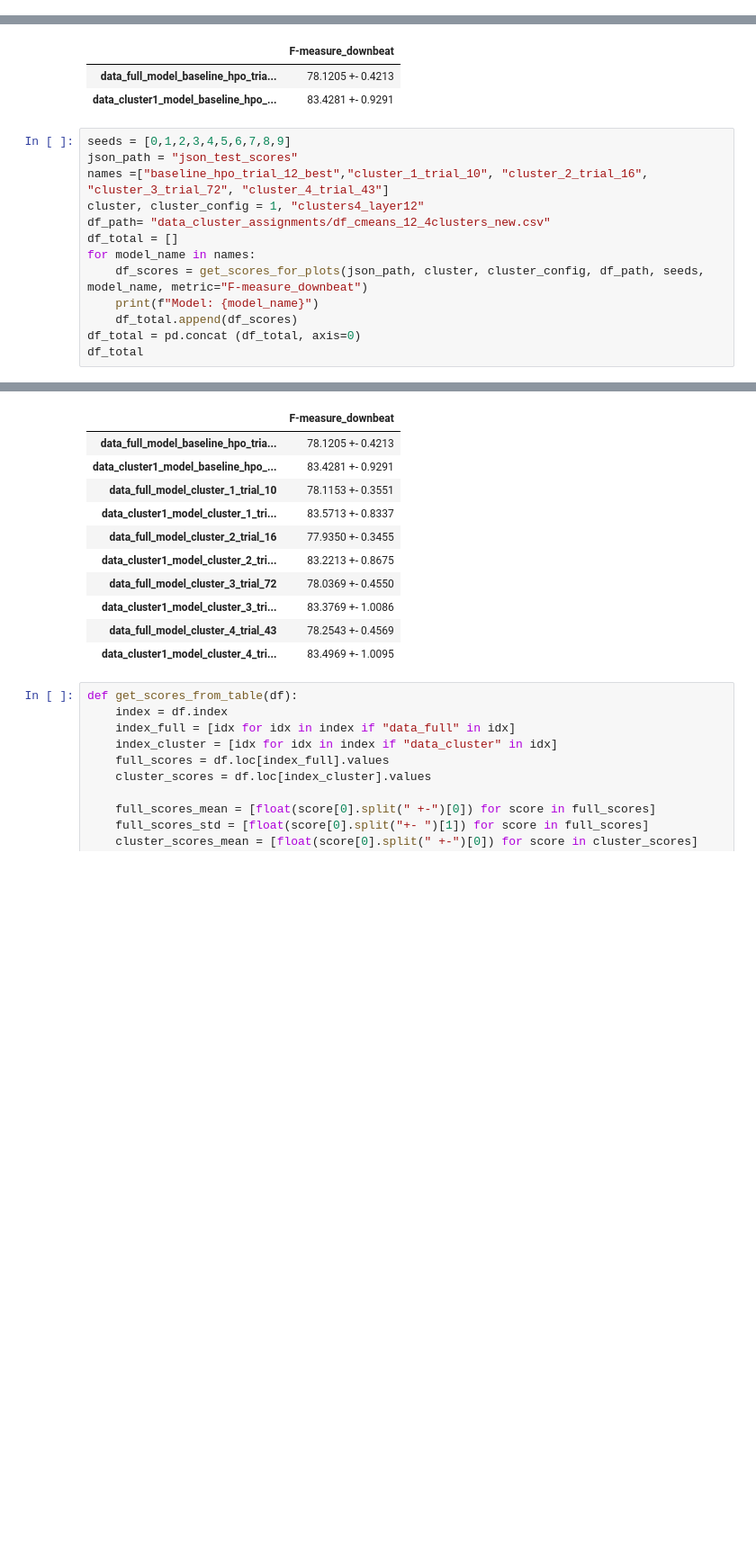
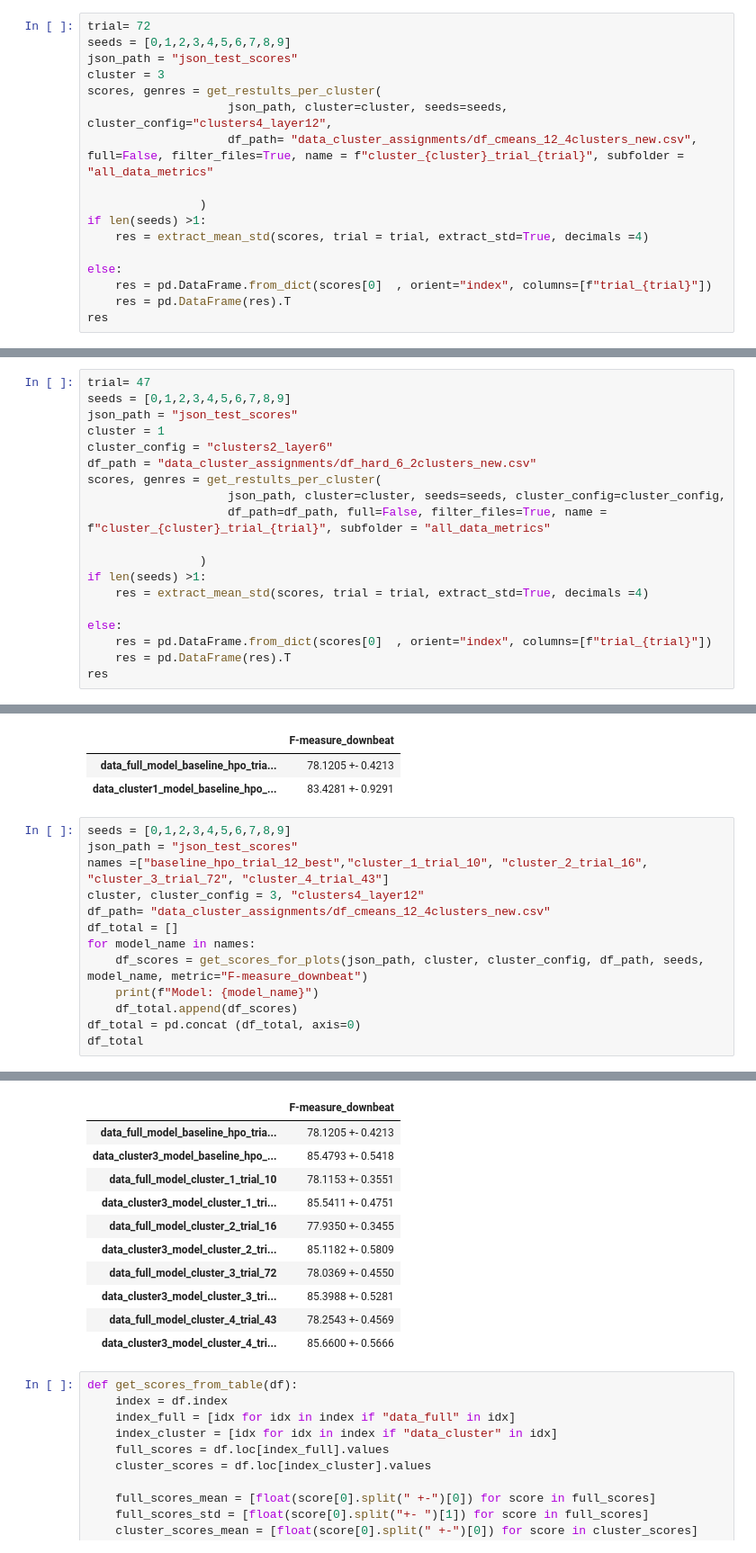
Before and after one commit to PulyaPolya/beat_this, a Jupyter notebook: results_evaluation.ipynb, the cells around one changed output, grey strips where cells are left out. Shown at 90% size. Cells and saved outputs as stored; diff of their text form; blank space fills up the shorter version.

```diff
--- a/results_evaluation.ipynb
+++ b/results_evaluation.ipynb
@@ -3072,0 +3096,17 @@ using file   json_val_scores/full_data/full_model_trial12/best-seed9-beat-epoch=
+# %%
+trial= 72
+seeds = [0,1,2,3,4,5,6,7,8,9]
+json_path = "json_test_scores"
+cluster = 3
+scores, genres = get_restults_per_cluster(
+                    json_path, cluster=cluster, seeds=seeds, cluster_config="clusters4_layer12",
+                    df_path= "data_cluster_assignments/df_cmeans_12_4clusters_new.csv", full=False, filter_files=True, name = f"cluster_{cluster}_trial_{trial}", subfolder = "all_data_metrics"
+
+                )
+if len(seeds) >1:
+    res = extract_mean_std(scores, trial = trial, extract_std=True, decimals =4)
+
+else:
+    res = pd.DataFrame.from_dict(scores[0]  , orient="index", columns=[f"trial_{trial}"])
+    res = pd.DataFrame(res).T
+res
@@ -3191,3 +3238,22 @@ number of files (347, 8)
 |  | F-measure_beat | CMLt_beat | AMLt_beat | F-measure_downbeat | CMLt_downbeat | AMLt_downbeat |
 | trial_47 | 96.64 +- 0.11 | 92.21 +- 0.30 | 94.95 +- 0.39 | 91.70 +- 0.32 | 84.39 +- 0.74 | 88.81 +- 0.57 |
 | baseline | 96.66 +- 0.11 | 92.26 +- 0.25 | 94.93 +- 0.44 | 91.75 +- 0.36 | 84.47 +- 0.83 | 88.97 +- 0.80 |
+# %%
+trial= 47
+seeds = [0,1,2,3,4,5,6,7,8,9]
+json_path = "json_test_scores"
+cluster = 1
+cluster_config = "clusters2_layer6"
+df_path = "data_cluster_assignments/df_hard_6_2clusters_new.csv"
+scores, genres = get_restults_per_cluster(
+                    json_path, cluster=cluster, seeds=seeds, cluster_config=cluster_config,
+                    df_path=df_path, full=False, filter_files=True, name = f"cluster_{cluster}_trial_{trial}", subfolder = "all_data_metrics"
+
+                )
+if len(seeds) >1:
+    res = extract_mean_std(scores, trial = trial, extract_std=True, decimals =4)
+
+else:
+    res = pd.DataFrame.from_dict(scores[0]  , orient="index", columns=[f"trial_{trial}"])
+    res = pd.DataFrame(res).T
+res
@@ -4401,7 +4474,7 @@ genres are Hip-Hop + Pop + HJDB
 seeds = [0,1,2,3,4,5,6,7,8,9]
 json_path = "json_test_scores"
 names =["baseline_hpo_trial_12_best","cluster_1_trial_10", "cluster_2_trial_16", "cluster_3_trial_72", "cluster_4_trial_43"]
-cluster, cluster_config = 1, "clusters4_layer12"
+cluster, cluster_config = 3, "clusters4_layer12"
 df_path= "data_cluster_assignments/df_cmeans_12_4clusters_new.csv"
 df_total = []
 for model_name in names:
@@ -4430,15 +4503,15 @@ genres are Hip-Hop + Pop + HJDB
 Model: cluster_4_trial_43
 |  | F-measure_downbeat |
 | data_full_model_baseline_hpo_tria... | 78.1205 +- 0.4213 |
-| data_cluster1_model_baseline_hpo_... | 83.4281 +- 0.9291 |
+| data_cluster3_model_baseline_hpo_... | 85.4793 +- 0.5418 |
 | data_full_model_cluster_1_trial_10 | 78.1153 +- 0.3551 |
-| data_cluster1_model_cluster_1_tri... | 83.5713 +- 0.8337 |
+| data_cluster3_model_cluster_1_tri... | 85.5411 +- 0.4751 |
 | data_full_model_cluster_2_trial_16 | 77.9350 +- 0.3455 |
-| data_cluster1_model_cluster_2_tri... | 83.2213 +- 0.8675 |
+| data_cluster3_model_cluster_2_tri... | 85.1182 +- 0.5809 |
 | data_full_model_cluster_3_trial_72 | 78.0369 +- 0.4550 |
-| data_cluster1_model_cluster_3_tri... | 83.3769 +- 1.0086 |
+| data_cluster3_model_cluster_3_tri... | 85.3988 +- 0.5281 |
 | data_full_model_cluster_4_trial_43 | 78.2543 +- 0.4569 |
-| data_cluster1_model_cluster_4_tri... | 83.4969 +- 1.0095 |
+| data_cluster3_model_cluster_4_tri... | 85.6600 +- 0.5666 |
 # %%
 def get_scores_from_table(df):
     index = df.index
```
Also changed, not shown: parts of 16 cells of this notebook.
